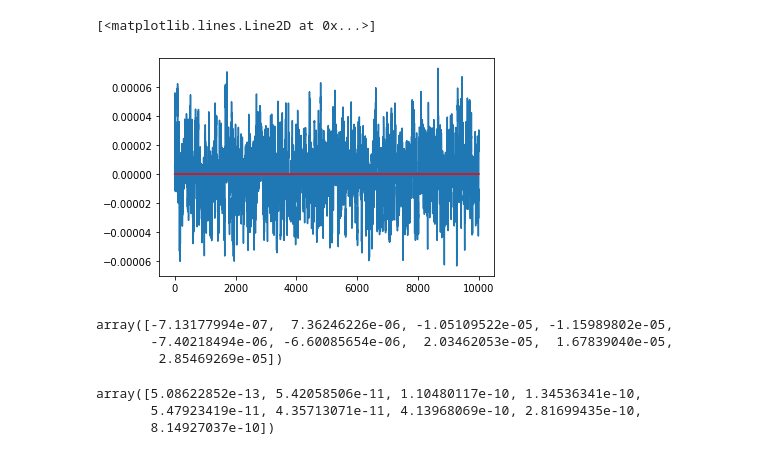
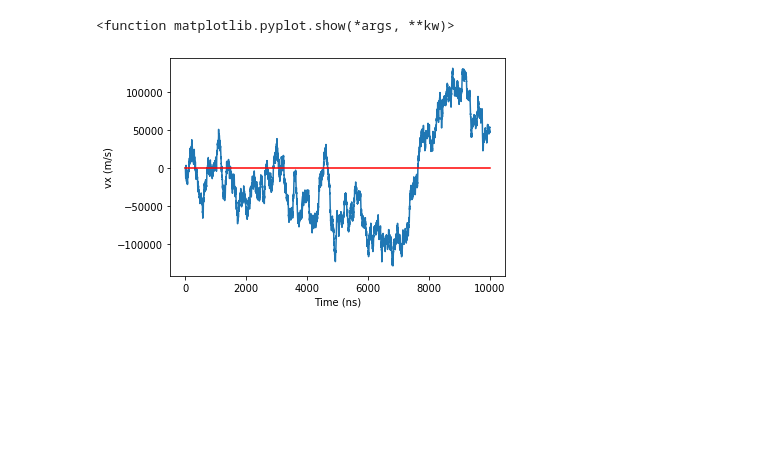
Before and after one commit to yiliny/BEHD_LOMA, a Jupyter notebook: PYTHON/Langevin3D_YYE.ipynb, the cells around one changed output. Drawn from its saved outputs; the diff is of its cells as text; code cells hidden in the pictures; blank space fills up the shorter version.

```diff
--- a/PYTHON/Langevin3D_YYE.ipynb
+++ b/PYTHON/Langevin3D_YYE.ipynb
@@ -161,0 +175,11 @@ def _updateforce(indice,z,vz,vx,vt):
+# %%
+### initial height
+position[0,0] = 5e-7 # 0.5µm
+#velocity[0,:] = np.random.default_rng().normal(loc=0.0, scale=1.0, size=3)*1e-6 # if kappa=0, no correction about velocity
+
+## gamma matrix initiation
+_updategamma(position[0,0],velocity[0,0],velocity[0,1],velocity[0,2])
+## force vector initiation
+_updateforce(0,position[0,0],velocity[0,0],velocity[0,1],velocity[0,2])
+## M inverse matrix initiation
+_updateMinverse(position[0,0])
@@ -268,7 +294,7 @@ i = 0
 
 
 
-#for i in range(11):
+for j in range(Nmax-1):
     # Gauss(0,1) white noise
     grandNp = np.random.default_rng().normal(loc=0.0, scale=1.0, size=3)
     grandNm = np.random.default_rng().normal(loc=0.0, scale=1.0, size=3)
@@ -276,42 +302,42 @@ i = 0
     v14 = np.sqrt(intma)@velocity[i,:] + np.sqrt((1-intma)@Minv/beta)@grandNp
     _updategamma(position[i,0],v14[0],v14[1],v14[2])
     _updateintm()
-    #_updateforce(i,position[i,0],v14[0],v14[1],v14[2])
-    #_updateMinverse(position[i,0])
+    _updateforce(i,position[i,0],v14[0],v14[1],v14[2])
+    ###_updateMinverse(position[i,0])
 
     v24 = v14 + dt/2 * intmb@Minv@force[i,:]
     _updategamma(position[i,0],v24[0],v24[1],v24[2])
     _updateintm()
-    #_updateforce(i,position[i,0],v24[0],v24[1],v24[2])
-    #_updateMinverse(position[i,0])
+    ###_updateforce(i,position[i,0],v24[0],v24[1],v24[2])
+    ###_updateMinverse(position[i,0])
 
 
     p12 = position[i,:] + dt/2 * intmb@v24
     _updategamma(p12[0],v24[0],v24[1],v24[2])
     _updateintm()
-    #_updateforce(i,p12[0],v24[0],v24[1],v24[2])
+    ###_updateforce(i,p12[0],v24[0],v24[1],v24[2])
     _updateMinverse(p12[0])
 
-    #force[i+1,:] = _forcevalue(i,p12[0],v24[0],v24[1],v24[2])
-    _updateforce(i+1,p12[0],v24[0],v24[1],v24[2])
+    ###force[i+1,:] = _forcevalue(i,p12[0],v24[0],v24[1],v24[2])
+    #_updateforce(i+1,p12[0],v24[0],v24[1],v24[2])
 
     position[i+1,:] = p12 + dt/2 * intmb@v24
     _updategamma(position[i+1,0],v24[0],v24[1],v24[2])
     _updateintm()
-    #_updateforce(i,p12[0],v24[0],v24[1],v24[2])
+    _updateforce(i+1,position[i+1,0],v24[0],v24[1],v24[2])
     _updateMinverse(position[i+1,0])
 
-    v34 = v24 + dt/2 * intmb@Minv@force[i,:]
+    v34 = v24 + dt/2 * intmb@Minv@force[i+1,:]
     _updategamma(position[i+1,0],v34[0],v34[1],v34[2])
     _updateintm()
-    #_updateforce(i,p12[0],v24[0],v24[1],v24[2])
-    #_updateMinverse(position[i+1,0])
+    ###_updateforce(i,p12[0],v24[0],v24[1],v24[2])
+    ###_updateMinverse(position[i+1,0])
 
 
     velocity[i+1,:] = np.sqrt(intma)@v34 + np.sqrt((1-intma)@Minv/beta)@grandNm
     _updategamma(position[i+1,0],velocity[i+1,0],velocity[i+1,1],velocity[i+1,2])
     _updateintm()
-    #_updateforce(i,p12[0],v24[0],v24[1],v24[2])
-    #_updateMinverse(position[i+1,0])
+    ###_updateforce(i,p12[0],v24[0],v24[1],v24[2])
+    ###_updateMinverse(position[i+1,0])
 
     i=i+1
@@ -366,6 +429,9 @@ plt.plot(position[:,0]**2,color='red')
 # %%
-plt.plot(velocity[:,0])
+plt.plot(velocity[:,1],"-")
 plt.plot([0,Nmax],[0,0],color='red')
+plt.xlabel('Time (ns)')
+plt.ylabel('vx (m/s)')
+plt.show
 # %% [output]
-[<matplotlib.lines.Line2D at 0x...>]
+<function matplotlib.pyplot.show(*args, **kw)>
-[figure, old version]
+[figure, new version]
@@ -379,12 +437,0 @@ for i in range(1,Nmax): ## loop for
-# %%
-velocity[1:10,0]
-# %% [output]
-array([-7.13177994e-07,  7.36246226e-06, -1.05109522e-05, -1.15989802e-05,
-       -7.40218494e-06, -6.60085654e-06,  2.03462053e-05,  1.67839040e-05,
-        2.85469269e-05])
-# %%
-velocity[1:10,0]**2
-# %% [output]
-array([5.08622852e-13, 5.42058506e-11, 1.10480117e-10, 1.34536341e-10,
-       5.47923419e-11, 4.35713071e-11, 4.13968069e-10, 2.81699435e-10,
-       8.14927037e-10])
```
Also changed, not shown: parts of 26 cells of this notebook.
